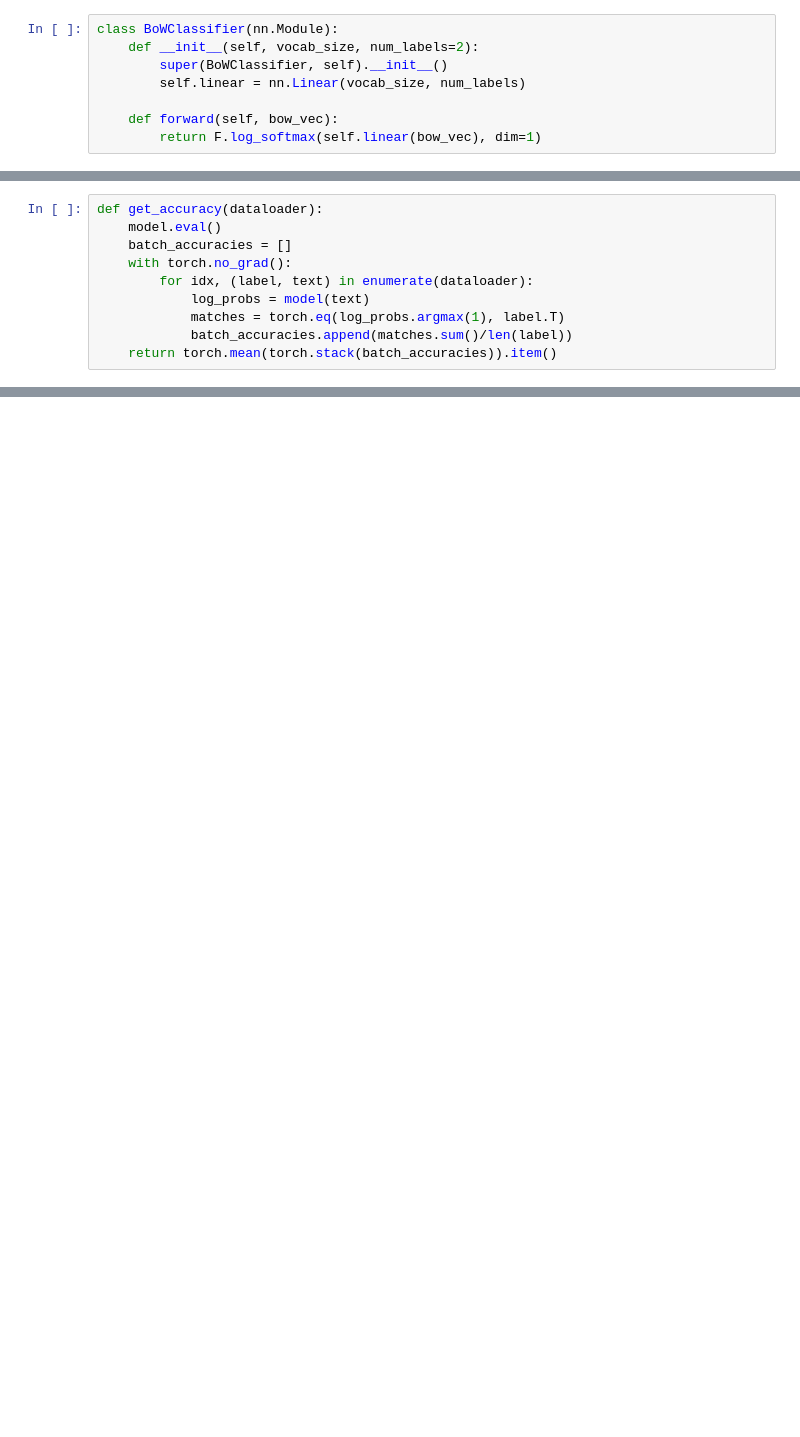
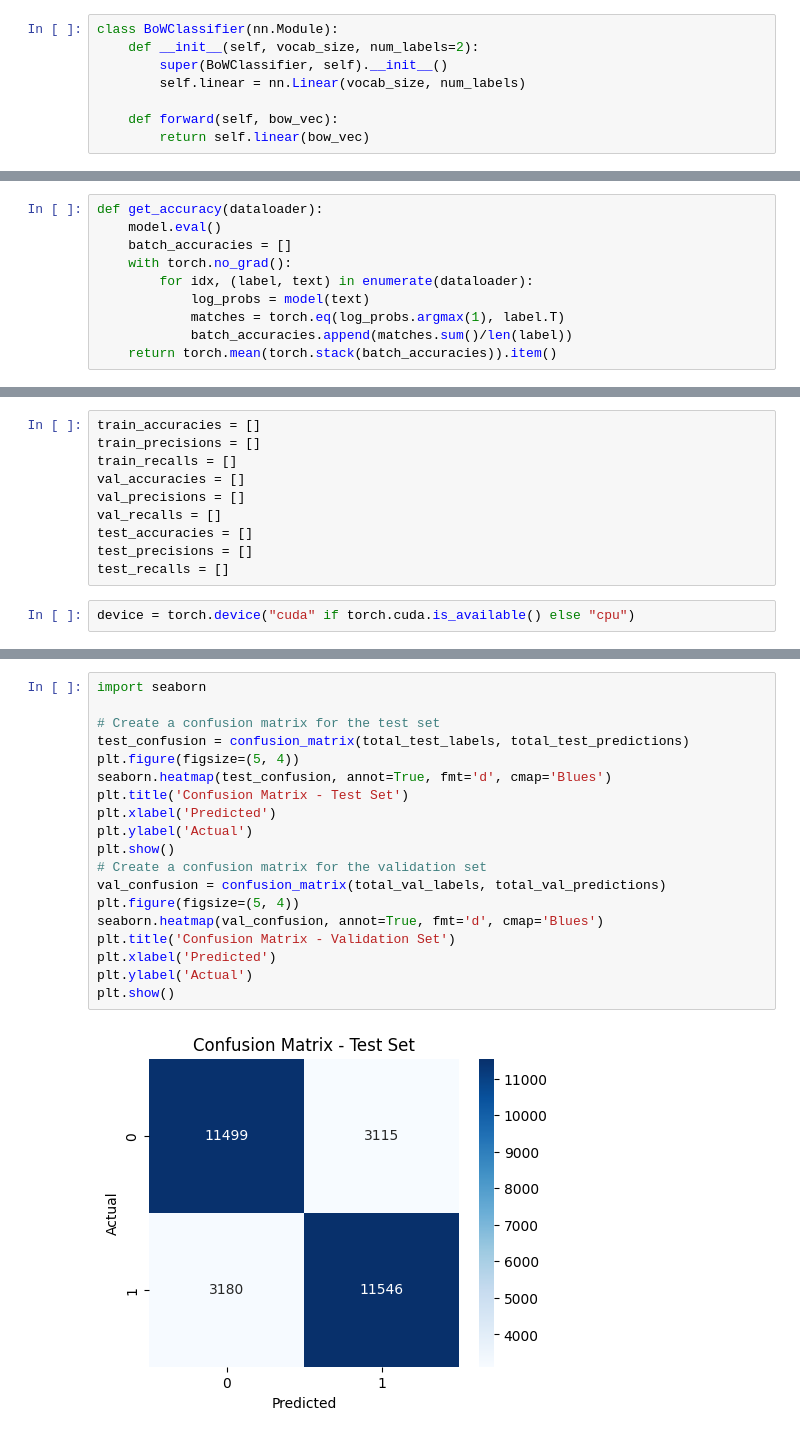
Before and after one commit to Wesley-Janson/transformers_for_human_vs_ai_text_identification, a Jupyter notebook: BoW.ipynb, the cells around one changed output, grey strips where cells are left out. Drawn from its saved outputs; the diff is of its cells as text; blank space fills up the shorter version.

Commit message:
ran full data, confusion matrix

```diff
--- a/BoW.ipynb
+++ b/BoW.ipynb
@@ -134,7 +133,7 @@ class BoWClassifier(nn.Module):
         self.linear = nn.Linear(vocab_size, num_labels)
 
     def forward(self, bow_vec):
-        return F.log_softmax(self.linear(bow_vec), dim=1)
+        return self.linear(bow_vec)
 # %%
 
 loss_function = torch.nn.CrossEntropyLoss()
@@ -218,0 +206,12 @@ KeyboardInterrupt: ignored
+# %%
+train_accuracies = []
+train_precisions = []
+train_recalls = []
+val_accuracies = []
+val_precisions = []
+val_recalls = []
+test_accuracies = []
+test_precisions = []
+test_recalls = []
+# %%
+device = torch.device("cuda" if torch.cuda.is_available() else "cpu")
@@ -218,0 +412,21 @@ KeyboardInterrupt: ignored
+# %%
+import seaborn
+
+# Create a confusion matrix for the test set
+test_confusion = confusion_matrix(total_test_labels, total_test_predictions)
+plt.figure(figsize=(5, 4))
+seaborn.heatmap(test_confusion, annot=True, fmt='d', cmap='Blues')
+plt.title('Confusion Matrix - Test Set')
+plt.xlabel('Predicted')
+plt.ylabel('Actual')
+plt.show()
+# Create a confusion matrix for the validation set
+val_confusion = confusion_matrix(total_val_labels, total_val_predictions)
+plt.figure(figsize=(5, 4))
+seaborn.heatmap(val_confusion, annot=True, fmt='d', cmap='Blues')
+plt.title('Confusion Matrix - Validation Set')
+plt.xlabel('Predicted')
+plt.ylabel('Actual')
+plt.show()
+# %% [output]
+[figure, added]
```
Also changed, not shown: parts of 13 cells of this notebook.
